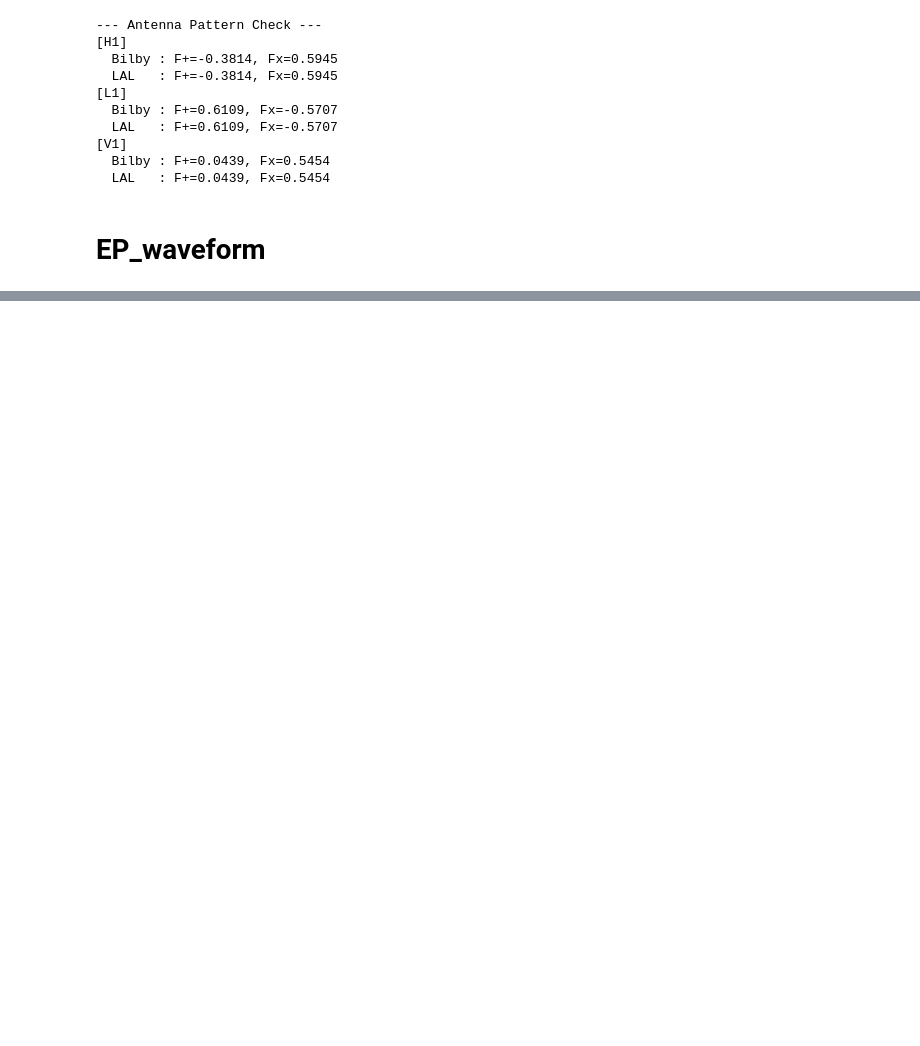
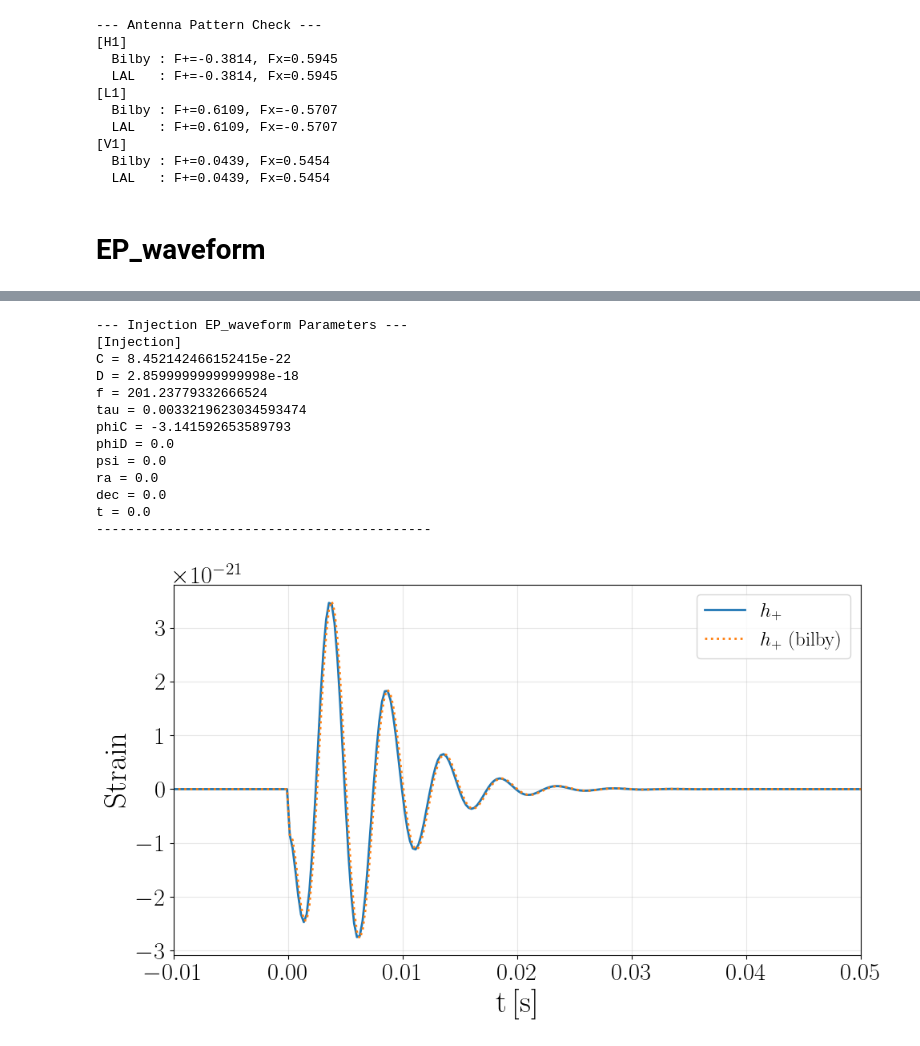
Before and after one commit to Hayato-Imafuku/ringdown, a Jupyter notebook: plot_pyring_bilby_waveform.ipynb, the cells around one changed output, grey strips where cells are left out. Saved outputs shown, nothing was run; the diff lists cells and outputs as text; code cells hidden in the pictures; blank space fills up the shorter version.

```diff
--- a/plot_pyring_bilby_waveform.ipynb
+++ b/plot_pyring_bilby_waveform.ipynb
@@ -1295,41 +1885,6 @@ def toy_model_of_two_QNMs(time, A, alpha, f1, f2, tau1, tau2, phiA, phialpha, ge
 
         return {"plus": plus, "cross": cross}
 
-def EP_waveform_tdomain_Mirror(time, A, alpha, f, tau, geocent_time):
-    waveform = np.zeros(len(time), dtype=complex)
-
-    A = A * 1e-17
-    w_ep = (2 * np.pi * f + 1j / tau)
-
-    waveform = - (1/np.sqrt(2)) * (A*alpha + 1j*A*np.abs(time - geocent_time)) * np.exp(1j * (2 * np.pi * f * (time - geocent_time))) * np.exp(- np.abs(time - geocent_time) / tau)
-
-    plus = waveform.real
-    cross = - waveform.imag
-
-    tukey_window = windows.tukey(len(time), 0.1)  # Tukey window with alpha=0.1
-    plus *= tukey_window
-    cross *= tukey_window
-
-    return {"plus": plus, "cross": cross}
-
-def EP_waveform_tdomain_Heaviside(time, A, alpha, f, tau, geocent_time):
-    waveform = np.zeros(len(time), dtype=complex)
-
-    A = A * 1e-17
-    w_ep = (2 * np.pi * f + 1j / tau)
-
-    tidix = time >= geocent_time
-    waveform[tidix] = - (A*alpha + 1j*A*(time[tidix] - geocent_time)) * np.exp(1j * (2 * np.pi * f * (time[tidix] - geocent_time))) * np.exp(- np.abs(time[tidix] - geocent_time) / tau)
-
-    plus = waveform.real
-    cross = - waveform.imag
-
-    # tukey_window = windows.tukey(len(time), 0.1)  # Tukey window with alpha=0.1
-    # plus *= tukey_window
-    # cross *= tukey_window
-
-    return {"plus": plus, "cross": cross}
-
 def compute_covariance_matrix_from_psd(psd, srate, signal_duration):
     dt = 1.0 / srate
     noise_seglen = int(1 * srate)
@@ -1388,15 +1943,15 @@ def inject_pyring_waveform(config_file_bilby, config_file_pyring=None, plot_bilb
     alpha = float(config_injection_bilby['alpha'])
     w1 = (2 * np.pi * float(config_injection_bilby['f1']) + 1j / float(config_injection_bilby['tau1']))
     w2 = (2 * np.pi * float(config_injection_bilby['f2']) + 1j / float(config_injection_bilby['tau2']))
-    delta_w = w2 - w1
+    delta_w = w1 - w2
     A1_complex = A / delta_w
     A1 = np.abs(A1_complex) / 1e-20
     phi1_from_amp = np.angle(A1_complex)
     phi1 = float(config_injection_bilby['phiA']) + phi1_from_amp
-    A2_complex = - A * (1 + alpha * delta_w) / delta_w
+    A2_complex = - A * (1 + alpha * np.exp(1j * float(config_injection_bilby['phialpha'])) * delta_w) / delta_w
     A2 = np.abs(A2_complex) / 1e-20
     phi2_from_amp = np.angle(A2_complex)
-    phi2 = float(config_injection_bilby['phialpha']) + phi2_from_amp
+    phi2 = float(config_injection_bilby['phiA']) + phi2_from_amp
 
     bilby.core.utils.logger.info('A1 : {} * 1e-20'.format(A1))
     bilby.core.utils.logger.info('A2 : {} * 1e-20'.format(A2))
@@ -1483,21 +2038,10 @@ def inject_pyring_waveform(config_file_bilby, config_file_pyring=None, plot_bilb
                                     psi = float(config_injection_bilby['psi']),
                                     geocent_time = float(config_injection_bilby['geocent_time']),
                                     )
-        # injection_parameters_bilby = dict(
-        #                             A = float(config_injection_bilby['A']) * 1e-3,
-        #                             alpha = float(config_injection_bilby['alpha']),
-        #                             f = float(config_injection_bilby['f2']),
-        #                             tau = float(config_injection_bilby['tau2']),
-        #                             ra = float(config_injection_bilby['ra']),
-        #                             dec = float(config_injection_bilby['dec']),
-        #                             psi = float(config_injection_bilby['psi']),
-        #                             geocent_time = float(config_injection_bilby['geocent_time']),
-        #                             )
         waveform_generator = bilby.gw.waveform_generator.WaveformGenerator(
                                         duration = signal_duration,
                                         sampling_frequency = srate,
                                         time_domain_source_model = toy_model_of_two_QNMs,
-                                        # time_domain_source_model = EP_waveform_tdomain_Heaviside,
                                         start_time = trigger_time - pre_trigger_duration,
                                         )
 
@@ -1763,4 +2307,18 @@ def inject_pyring_waveform(config_file_bilby, config_file_pyring=None, plot_bilb
         print(f"[{name}]")
         print(f"  Bilby : F+={fp_bilby:.4f}, Fx={fc_bilby:.4f}")
         print(f"  LAL   : F+={fp_lal:.4f}, Fx={fc_lal:.4f}")
+
+"""run code"""
+# label = 'shiftIm_to_220_dw0.1w1_snr100_EPparam_Heaviside'
+# label = 'shiftIm_to_220_dw0.01w1_snr100_EPparam_Heaviside'
+# label = 'shiftIm_to_220_dw0.001w1_snr100_EPparam_Heaviside'
+# label = 'shiftRe_to_220_dw0.1w1_snr100_EPparam_Heaviside'
+# label = 'shiftRe_to_220_dw0.01w1_snr100_EPparam_Heaviside'
+label = 'shiftRe_to_220_dw0.001w1_snr100_EPparam_Heaviside'
+
+config_file_bilby = f'./run_bilby/config/{label}.ini'
+# config_file_pyring = f'./run_pyring/config/pyring_{label}.ini'
+
+# inject_pyring_waveform(config_file_bilby=config_file_bilby, config_file_pyring=config_file_pyring, plot_bilby_waveform=True)
+inject_pyring_waveform(config_file_bilby=config_file_bilby, config_file_pyring=None, plot_bilby_waveform=True)
 # %% [output]
@@ -1783,0 +2336,14 @@ import lal
+--- Injection EP_waveform Parameters ---
+[Injection]
+C = 8.452142466152415e-22
+D = 2.8599999999999998e-18
+f = 201.23779332666524
+tau = 0.0033219623034593474
+phiC = -3.141592653589793
+phiD = 0.0
+psi = 0.0
+ra = 0.0
+dec = 0.0
+t = 0.0
+-------------------------------------------
+[figure, added]
```
Also changed, not shown: parts of 5 cells of this notebook, 40 other files.
